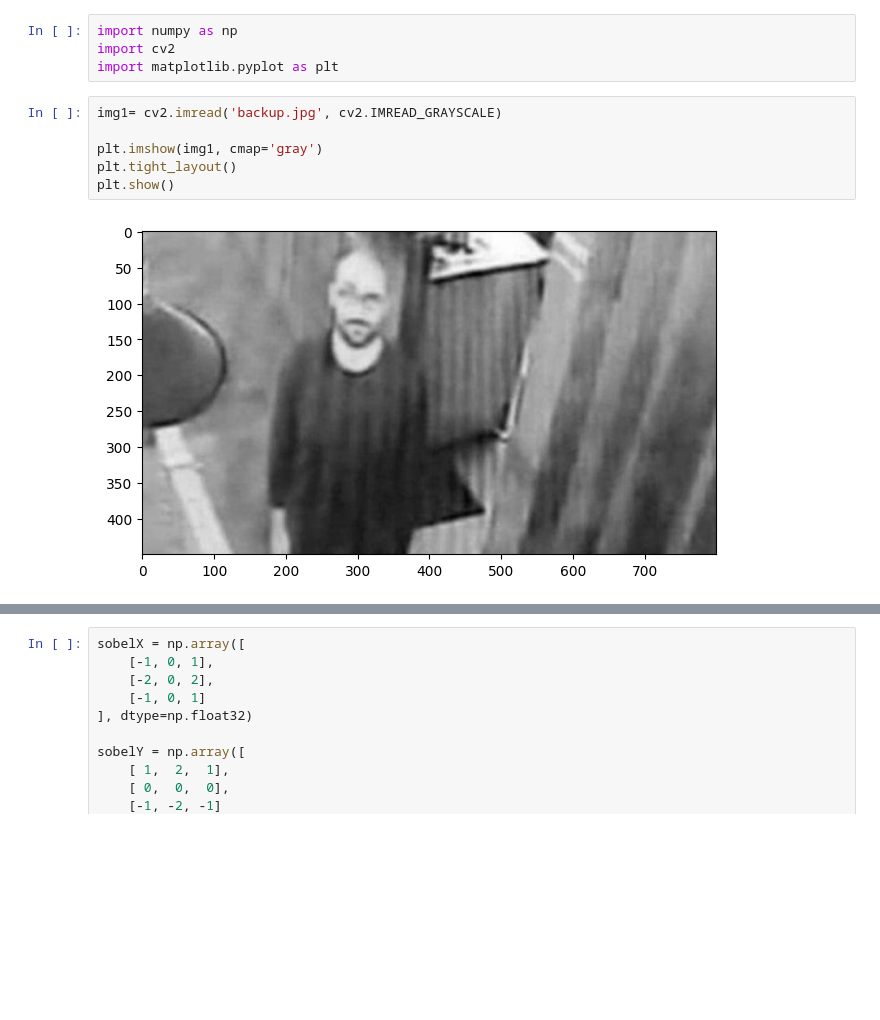
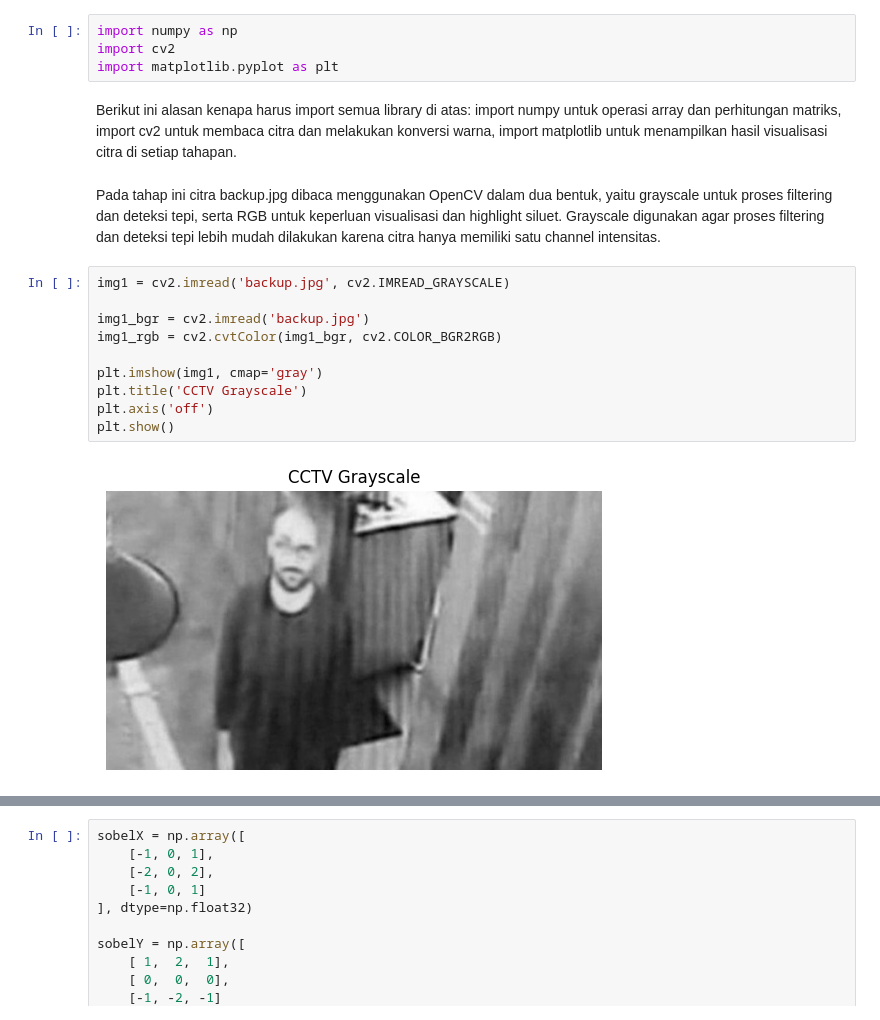
Before and after one commit to praktikum-pcd-2026/jurnal-modul-3-kelompok-3-Ilalala17, a Jupyter notebook: FadilaM3.ipynb, the cells around one changed output, grey strips where cells are left out. Saved outputs shown, nothing was run; the diff lists cells and outputs as text; blank space fills up the shorter version.

```diff
--- a/FadilaM3.ipynb
+++ b/FadilaM3.ipynb
@@ -2,14 +2,22 @@
 import numpy as np
 import cv2
 import matplotlib.pyplot as plt
+# %% [markdown]
+Berikut ini alasan kenapa harus import semua library di atas: import numpy untuk operasi array dan perhitungan matriks, import cv2 untuk membaca citra dan melakukan konversi warna, import matplotlib untuk menampilkan hasil visualisasi citra di setiap tahapan.
+# %% [markdown]
+Pada tahap ini citra backup.jpg dibaca menggunakan OpenCV dalam dua bentuk, yaitu grayscale untuk proses filtering dan deteksi tepi, serta RGB untuk keperluan visualisasi dan highlight siluet. Grayscale digunakan agar proses filtering dan deteksi tepi lebih mudah dilakukan karena citra hanya memiliki satu channel intensitas.
 # %%
-img1= cv2.imread('backup.jpg', cv2.IMREAD_GRAYSCALE)
+img1 = cv2.imread('backup.jpg', cv2.IMREAD_GRAYSCALE)
+
+img1_bgr = cv2.imread('backup.jpg')
+img1_rgb = cv2.cvtColor(img1_bgr, cv2.COLOR_BGR2RGB)
 
 plt.imshow(img1, cmap='gray')
-plt.tight_layout()
+plt.title('CCTV Grayscale')
+plt.axis('off')
 plt.show()
 # %% [output]
-[figure, old version]
+[figure, new version]
 # %%
 def convolution(img, kernel):
     size = kernel.shape[0]
```
Also changed, not shown: parts of 21 cells of this notebook, 1 other file.
